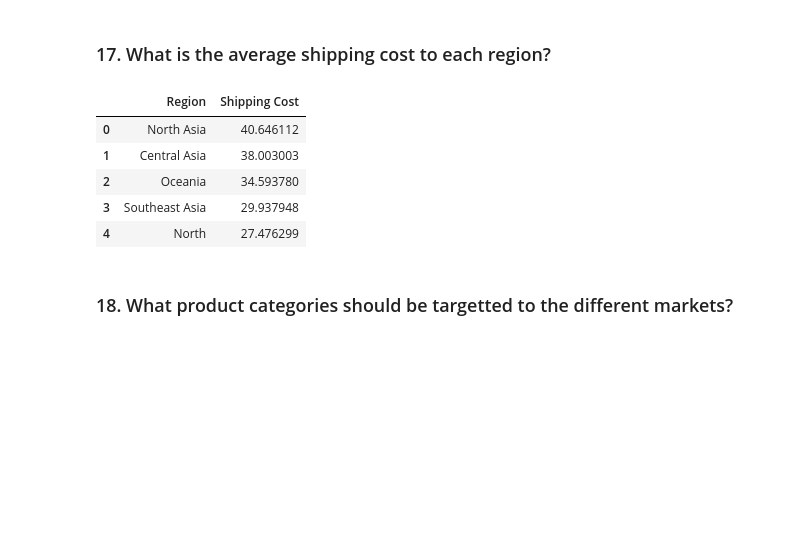
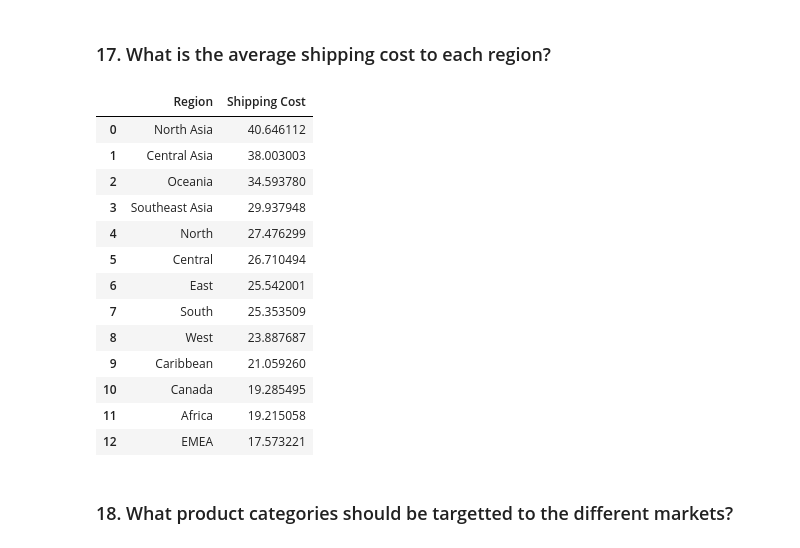
Before and after one commit to Jammal7/Introduction_to_Data_Science, a Jupyter notebook: Blossom Academy Fellowship/EDA/Mini Project/Mid-Course Project (Data Analysis Project).ipynb, the cells around one changed output. Cells and saved outputs as stored; diff of their text form; code cells hidden in the pictures; blank space fills up the shorter version.

```diff
--- a/Blossom Academy Fellowship/EDA/Mini Project/Mid-Course Project (Data Analysis Project).ipynb
+++ b/Blossom Academy Fellowship/EDA/Mini Project/Mid-Course Project (Data Analysis Project).ipynb
@@ -755,15 +835,23 @@ plt.show()
 # %%
 avg_dist = data.groupby(by="Region")['Shipping Cost'].agg(np.mean).sort_values(ascending=False).reset_index()
 
 # Regions with highest Average shipping cost
-avg_dist.head()
+avg_dist
 # %% [output]
 |  | Region | Shipping Cost |
 | 0 | North Asia | 40.646112 |
 | 1 | Central Asia | 38.003003 |
 | 2 | Oceania | 34.593780 |
 | 3 | Southeast Asia | 29.937948 |
 | 4 | North | 27.476299 |
+| 5 | Central | 26.710494 |
+| 6 | East | 25.542001 |
+| 7 | South | 25.353509 |
+| 8 | West | 23.887687 |
+| 9 | Caribbean | 21.059260 |
+| 10 | Canada | 19.285495 |
+| 11 | Africa | 19.215058 |
+| 12 | EMEA | 17.573221 |
 # %% [markdown]
 ### 18. What product categories should be targetted to the  different markets?
 # %%
```
Also changed, not shown: parts of 23 cells of this notebook.
